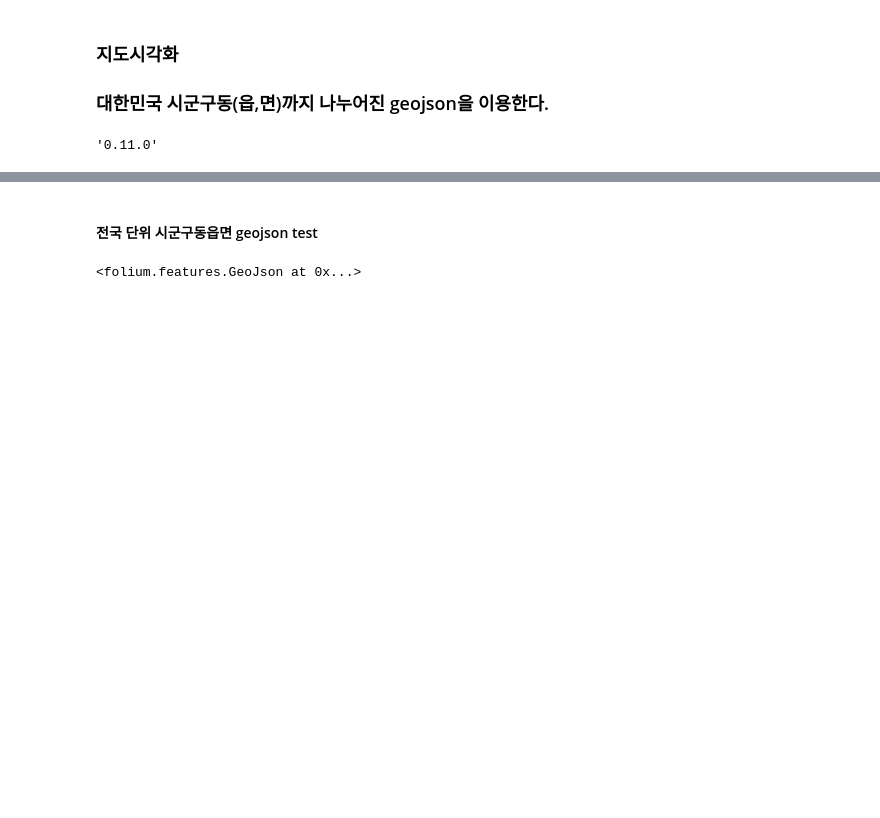
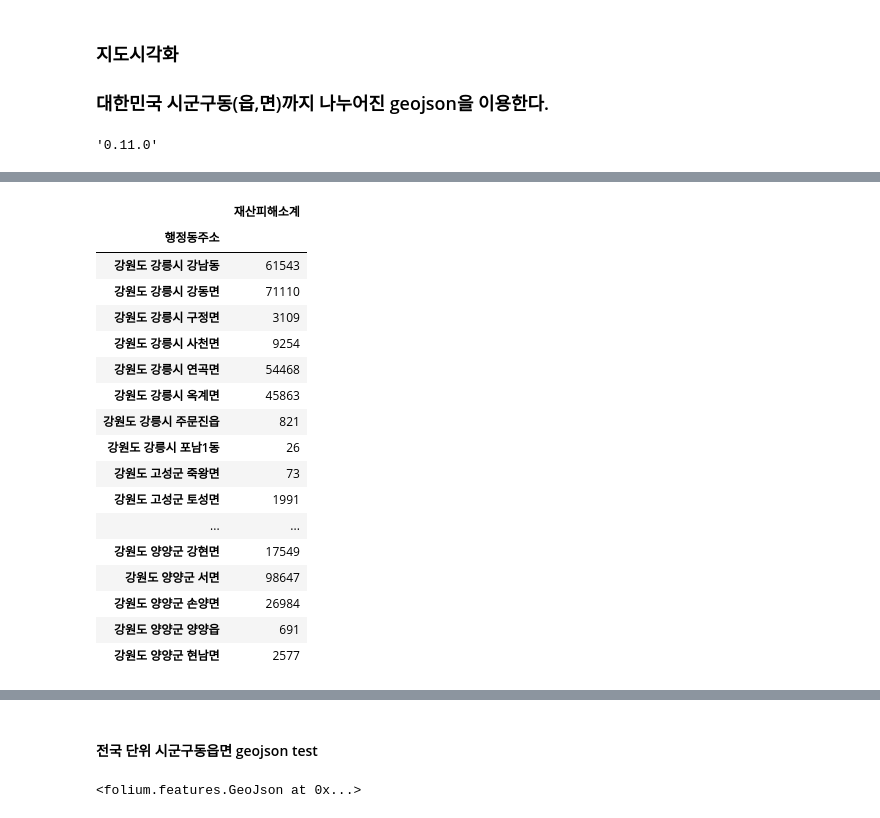
Before and after one commit to JuheePak/Convergence_project, a Jupyter notebook: src/fire_map.ipynb, the cells around one changed output, grey strips where cells are left out. Saved outputs shown, nothing was run; the diff lists cells and outputs as text; code cells hidden in the pictures; blank space fills up the shorter version.

```diff
--- a/src/fire_map.ipynb
+++ b/src/fire_map.ipynb
@@ -290,0 +308,21 @@ display(dong.head())
+# %%
+display(dong.head(30))
+# %% [output]
+|  | 재산피해소계 |
+| 행정동주소 |  |
+| 강원도 강릉시 강남동 | 61543 |
+| 강원도 강릉시 강동면 | 71110 |
+| 강원도 강릉시 구정면 | 3109 |
+| 강원도 강릉시 사천면 | 9254 |
+| 강원도 강릉시 연곡면 | 54468 |
+| 강원도 강릉시 옥계면 | 45863 |
+| 강원도 강릉시 주문진읍 | 821 |
+| 강원도 강릉시 포남1동 | 26 |
+| 강원도 고성군 죽왕면 | 73 |
+| 강원도 고성군 토성면 | 1991 |
+| ... | ... |
+| 강원도 양양군 강현면 | 17549 |
+| 강원도 양양군 서면 | 98647 |
+| 강원도 양양군 손양면 | 26984 |
+| 강원도 양양군 양양읍 | 691 |
+| 강원도 양양군 현남면 | 2577 |
```
Also changed, not shown: parts of 7 cells of this notebook, 2 other files.
